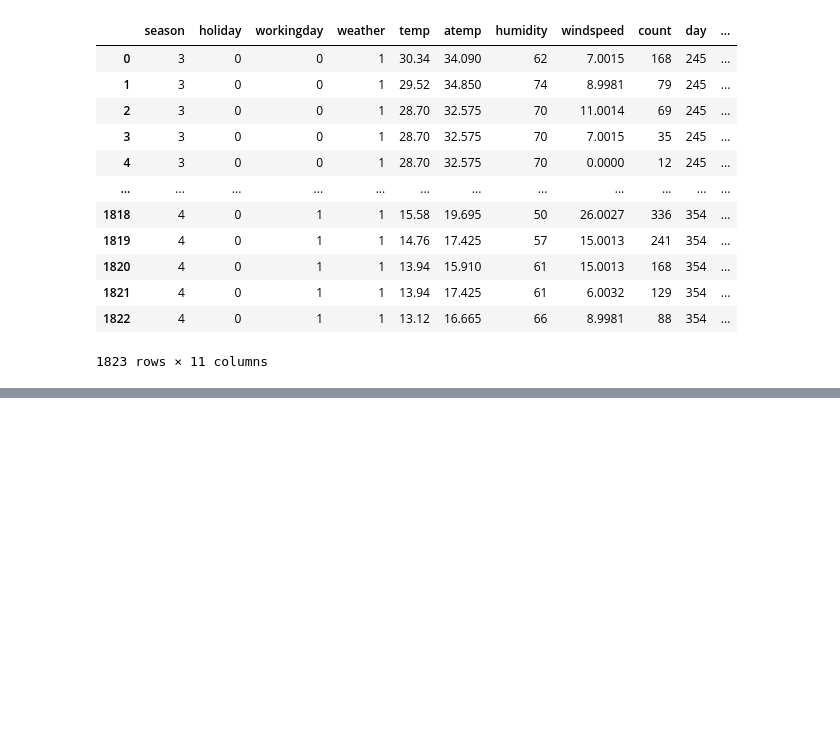
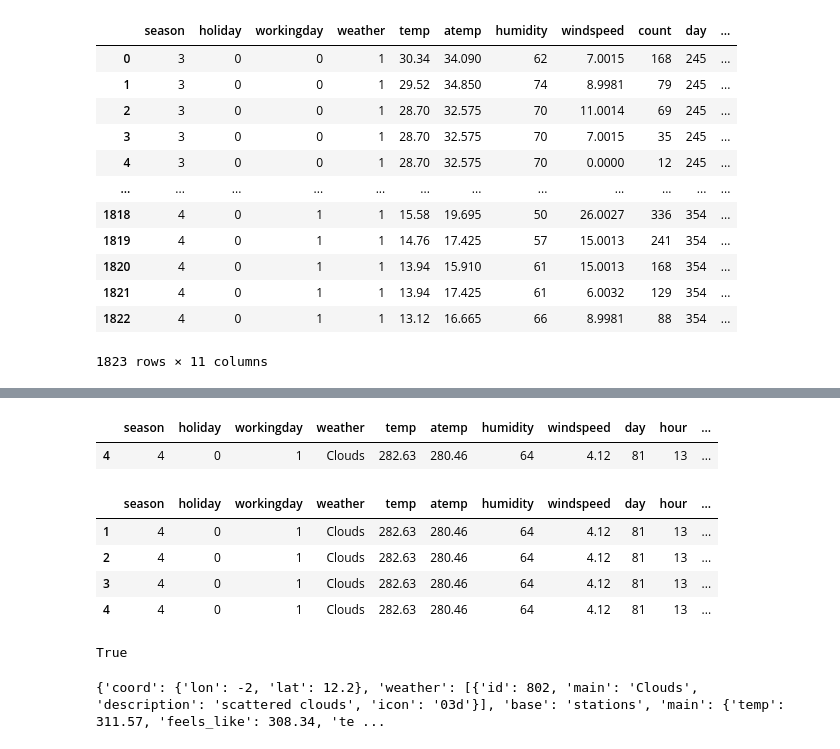
Before and after one commit to yayahamour/project_bike, a Jupyter notebook: netoyage.ipynb, the cells around one changed output, grey strips where cells are left out. Saved outputs shown, nothing was run; the diff lists cells and outputs as text; code cells hidden in the pictures; blank space fills up the shorter version.

```diff
--- a/netoyage.ipynb
+++ b/netoyage.ipynb
@@ -43,0 +85,4 @@ df_test
+# %%
+df_app = pd.DataFrame(columns=df_test.keys(), index=np.arange(1,5,1))
+# %%
+df_app.drop('count', axis =1, inplace=True)
@@ -43,0 +172,24 @@ df_test
+# %%
+array = df_app.iloc[-1:,:]
+array
+# %% [output]
+|  | season | holiday | workingday | weather | temp | atemp | humidity | windspeed | day | hour | ... |
+| 4 | 4 | 0 | 1 | Clouds | 282.63 | 280.46 | 64 | 4.12 | 81 | 13 | ... |
+# %%
+df_app
+# %% [output]
+|  | season | holiday | workingday | weather | temp | atemp | humidity | windspeed | day | hour | ... |
+| 1 | 4 | 0 | 1 | Clouds | 282.63 | 280.46 | 64 | 4.12 | 81 | 13 | ... |
+| 2 | 4 | 0 | 1 | Clouds | 282.63 | 280.46 | 64 | 4.12 | 81 | 13 | ... |
+| 3 | 4 | 0 | 1 | Clouds | 282.63 | 280.46 | 64 | 4.12 | 81 | 13 | ... |
+| 4 | 4 | 0 | 1 | Clouds | 282.63 | 280.46 | 64 | 4.12 | 81 | 13 | ... |
+# %%
+'clouds ' >= 'cloud'
+# %% [output]
+True
+# %%
+with closing(urlopen('https://api.openweathermap.org/data/2.5/weather?lat=12.2&lon=-2.0&appid=105c1c6fdcbbdebbb96de7d29b2fc7ff')) as f:
+    cityEph = json.loads(f.read())
+    print(cityEph)
+# %% [output]
+{'coord': {'lon': -2, 'lat': 12.2}, 'weather': [{'id': 802, 'main': 'Clouds', 'description': 'scattered clouds', 'icon': '03d'}], 'base': 'stations', 'main': {'temp': 311.57, 'feels_like': 308.34, 'te ...
```
Also changed, not shown: parts of 8 cells of this notebook, 2 other files.
